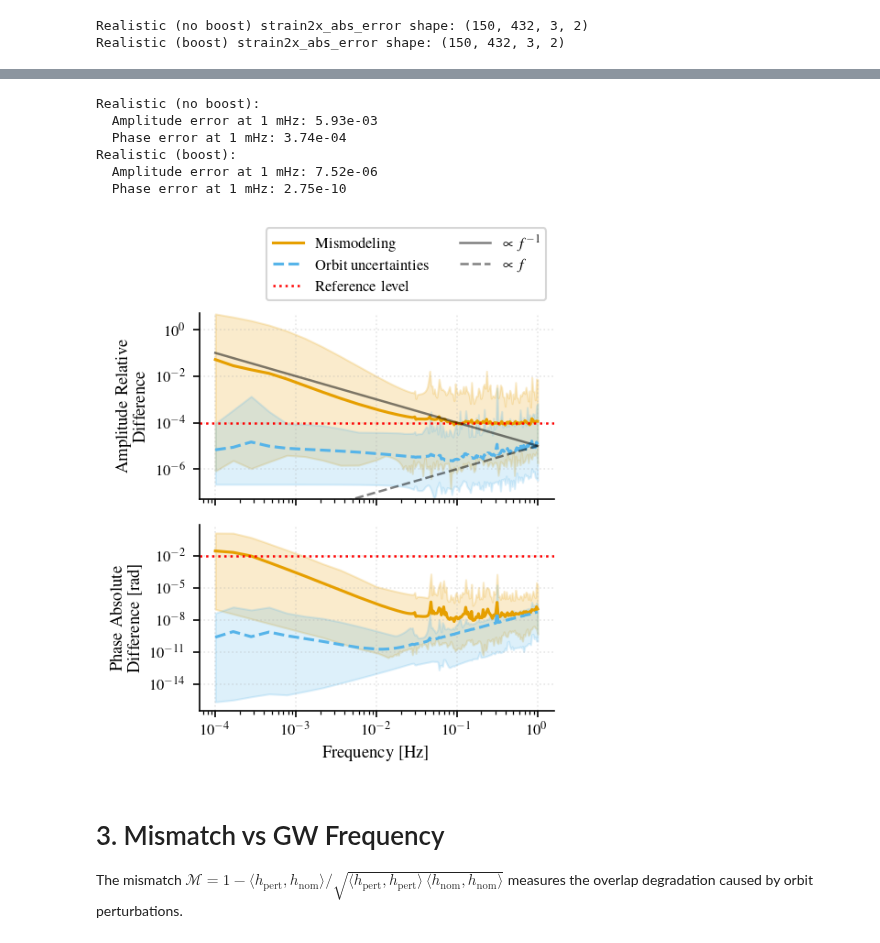
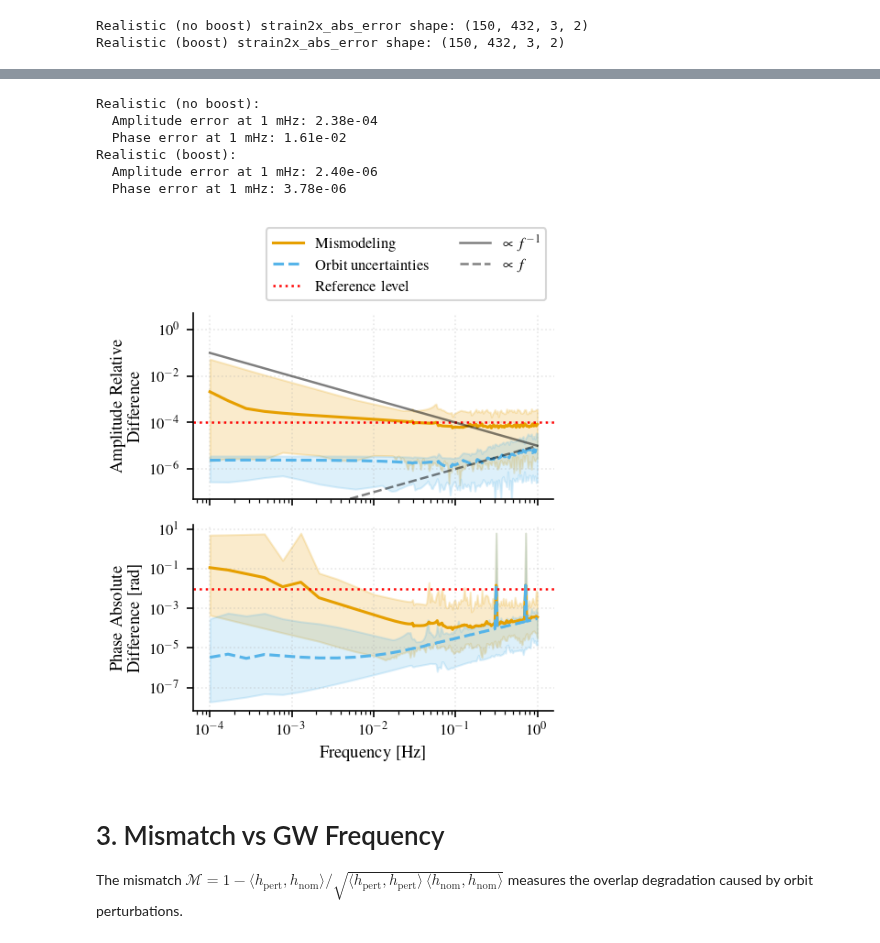
Before and after one commit to lorenzsp/ResponseRequirements, a Jupyter notebook: PaperPlots.ipynb, the cells around one changed output, grey strips where cells are left out. Cells and saved outputs as stored; diff of their text form; code cells hidden in the pictures.

```diff
--- a/PaperPlots.ipynb
+++ b/PaperPlots.ipynb
@@ -87,6 +87,7 @@ CASES = {
     "Translation (boost)":     "segwo_results/static/arm0.0_rot0.0_trans50000.0_boost1.0/",
     "Realistic (no boost)": "segwo_results/15.0days_evolving_boost0.0/",
     "Realistic (boost)":    "segwo_results/15.0days_evolving_boost1.0/",
+    "Toy like realistic (boost)": "segwo_results/static/arm0.3_rot150.0_trans10000.0_boost1.0/",
 }
 
 # Reference case for the perturbation-distribution histograms
@@ -111,8 +112,7 @@ def load_results(results_dir):
             "mismatch":              hf["errors/mismatch"][()],
             "strain2x_abs_error":    hf["errors/strain2x_abs_error"][()],
             "strain2x_angle_error":  hf["errors/strain2x_angle_error"][()],
-            "amp_violation_ratio":   float(hf["errors"].attrs["amp_violation_ratio"]),
-            "phase_violation_ratio": float(hf["errors"].attrs["phase_violation_ratio"]),
+            "strain2x_avg_rel_amp_error": hf["errors/strain2x_avg_rel_amp_error"][()],
         }
         # Optional datasets (not present in all files)
         for key, path in [
@@ -130,10 +130,6 @@ for label, path in CASES.items():
     try:
         all_data[label] = load_results(path)
         d = all_data[label]
-        print(
-            f"✓  {label:28s}  Nf={d['f'].size}, Npix={d['npix']}, "
-            f"amp={d['amp_violation_ratio']:.2e}, phase={d['phase_violation_ratio']:.2e}"
-        )
     except FileNotFoundError as e:
         print(f"✗  {label:28s}  {e}")
 
@@ -470,5 +509,4 @@ Realistic (boost) strain2x_abs_error shape: (150, 432, 3, 2)
 # %%
-from plot_utils import plot_strain_errors
 pols=('$h_+$', r'$h_\times$')
 
 fig, axs = plt.subplots(2, 1, figsize=(COL1, 1.2*COL1), sharex=True)
@@ -482,7 +520,7 @@ for i, name in enumerate(['Realistic (no boost)', 'Realistic (boost)']):
     data = all_data[name]
 
     # Full results: (F, N_real, 3, 2) - compute means and min/max
-    amp_err = data["strain2x_abs_error"]  # (F, N_real, 3, 2)
+    amp_err = data["strain2x_avg_rel_amp_error"]  # (F, N_real, 3, 2)
     freq_mean_abs = np.mean(amp_err, axis=1)[:, ch, pol]
     freq_min = np.min(amp_err, axis=1)[:, ch, pol]
     freq_max = np.max(amp_err, axis=1)[:, ch, pol]
@@ -490,39 +528,39 @@ for i, name in enumerate(['Realistic (no boost)', 'Realistic (boost)']):
     axs[0].fill_between(f, freq_min, freq_max, alpha=0.2, color=f'C{i}')
     axs[0].loglog(f, freq_mean_abs, label=labels[i], color=f'C{i}', linestyle=linestyle[i])
 
     # Phase errors
     angle_err = data["strain2x_angle_error"]  # (F, N_real, 3, 2)
     freq_mean_angle = np.mean(angle_err, axis=1)[:, ch, pol]
     freq_min = np.min(angle_err, axis=1)[:, ch, pol]
     freq_max = np.max(angle_err, axis=1)[:, ch, pol]
 
     axs[1].fill_between(f, freq_min, freq_max, alpha=0.2, color=f'C{i}')
     axs[1].loglog(f, freq_mean_angle, label=labels[i], color=f'C{i}', linestyle=linestyle[i])
 
     # Summary statistics
     print(f"{name}:")
     print(f"  Amplitude error at 1 mHz: {np.interp(1e-3, f, freq_mean_abs):.2e}")
     print(f"  Phase error at 1 mHz: {np.interp(1e-3, f, freq_mean_angle):.2e}")
 
 axs[0].axhline(1e-4, color='r', ls=':', lw=1.2, label="Reference level")
 axs[0].set_ylabel("Amplitude Relative \nDifference")
 axs[0].loglog(f, 1e-5/f, color='k', ls=linestyle[0], lw=1.2, label=r"$\propto f^{-1}$", alpha=0.5)
 axs[0].loglog(f, 1e-5*f, color='k', ls=linestyle[1], lw=1.2, label=r"$\propto f$", alpha=0.5)
 axs[0].legend(ncol=2, title_fontsize=10, bbox_to_anchor=(1., 1.5))
 axs[0].set_ylim(0.5e-7, 5)
 axs[1].set_xlabel("Frequency [Hz]")
 axs[1].set_ylabel("Phase Absolute \nDifference [rad]")
 axs[1].axhline(1e-2, color='r', ls=':', lw=1.2, label="Reference level")
 plt.tight_layout()
-plt.savefig("paper_plots/amplitude_phase_errors.png", dpi=300)
+plt.savefig("paper_plots/requirement_amplitude_phase_errors.png", dpi=300)
 # %% [output]
 Realistic (no boost):
-  Amplitude error at 1 mHz: 5.93e-03
-  Phase error at 1 mHz: 3.74e-04
+  Amplitude error at 1 mHz: 2.38e-04
+  Phase error at 1 mHz: 1.61e-02
 Realistic (boost):
-  Amplitude error at 1 mHz: 7.52e-06
-  Phase error at 1 mHz: 2.75e-10
+  Amplitude error at 1 mHz: 2.40e-06
+  Phase error at 1 mHz: 3.78e-06
-[figure, old version]
+[figure, new version]
 # %% [markdown]
 # 3. Mismatch vs GW Frequency
 
```
Also changed, not shown: parts of 11 cells of this notebook, 12 other files.
